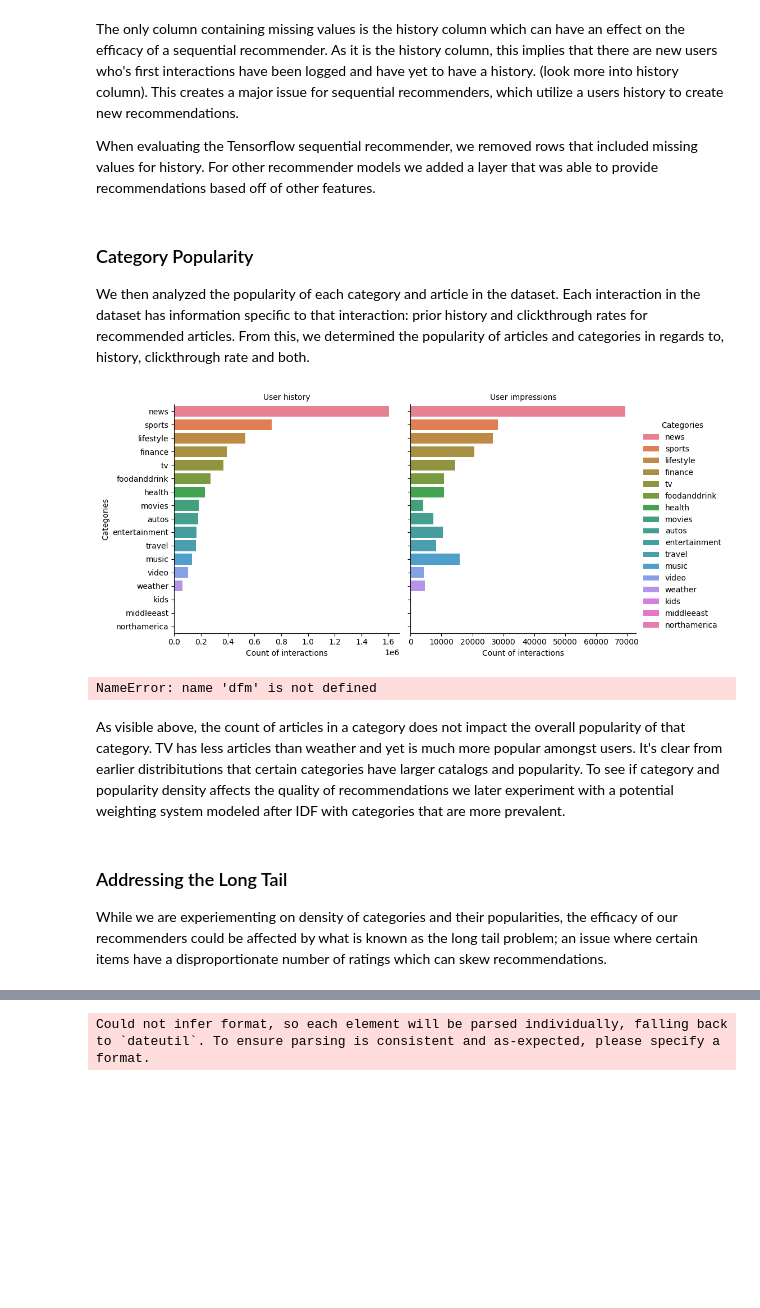
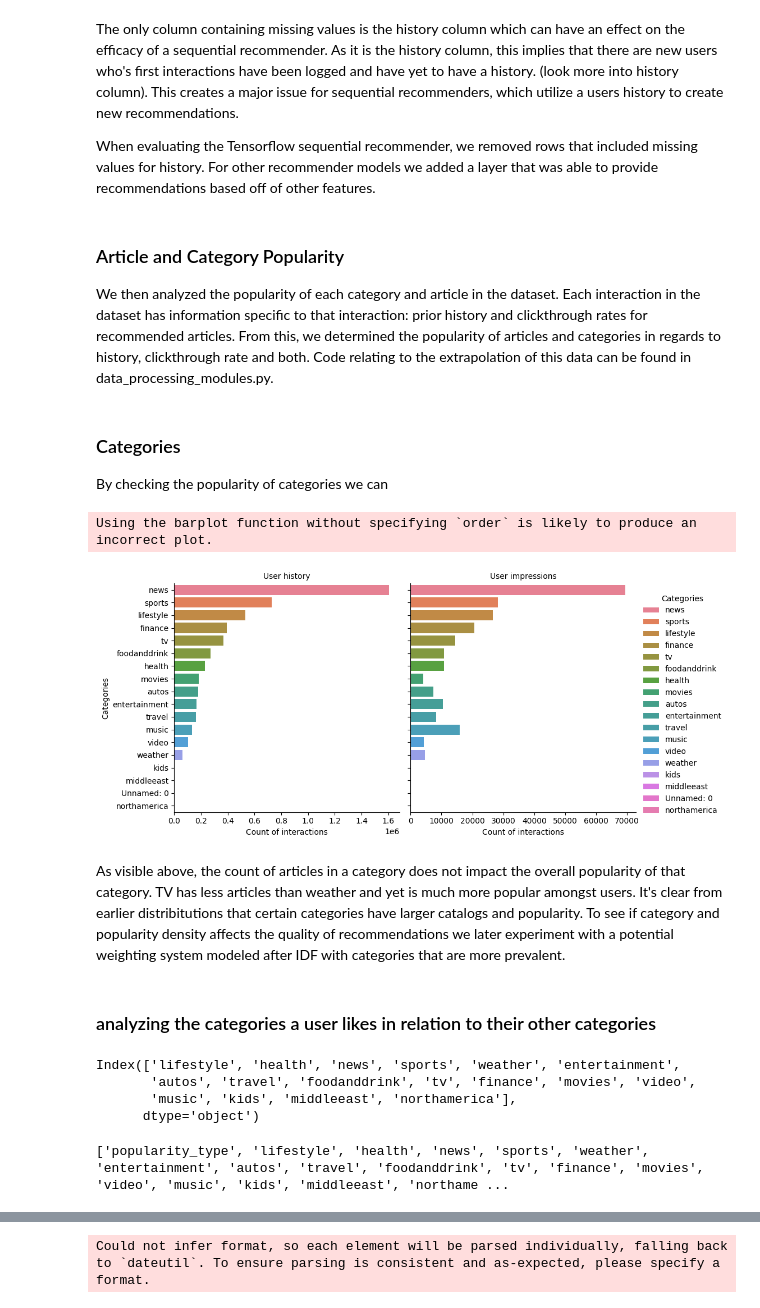
Before and after one commit to nicholas-rf/RecommenderProject, a Jupyter notebook: ExploratoryAnalysis/eda_report.ipynb, the cells around one changed output, grey strips where cells are left out. Cells and saved outputs as stored; diff of their text form; code cells hidden in the pictures; blank space fills up the shorter version.

```diff
--- a/ExploratoryAnalysis/eda_report.ipynb
+++ b/ExploratoryAnalysis/eda_report.ipynb
@@ -97,49 +96,21 @@ The only column containing missing values is the history column which can have a
 
 When evaluating the Tensorflow sequential recommender, we removed rows that included missing values for history. For other recommender models we added a layer that was able to provide recommendations based off of other features.
 # %% [markdown]
-### Category Popularity
-We then analyzed the popularity of each category and article in the dataset. Each interaction in the dataset has information specific to that interaction: prior history and clickthrough rates for recommended articles. From this, we determined the popularity of articles and categories in regards to, history, clickthrough rate and both.
+### Article and Category Popularity
+We then analyzed the popularity of each category and article in the dataset. Each interaction in the dataset has information specific to that interaction: prior history and clickthrough rates for recommended articles. From this, we determined the popularity of articles and categories in regards to history, clickthrough rate and both. Code relating to the extrapolation of this data can be found in data_processing_modules.py.
+# %% [markdown]
+### Categories
+By checking the popularity of categories we can
+# %%
+category_popularity = pd.read_csv('../MIND_small/csv/category_with_popularity.csv')
+visualization_modules.plot_category_popularity(category_popularity) # Add order to the barplot function
+# Remove the unnamed: 0 column from the dataframe again in plot_category_popularity
+# %% [output]
+Using the barplot function without specifying `order` is likely to produce an incorrect plot.
+[figure, added]
+# %% [markdown]
+As visible above, the count of articles in a category does not impact the overall popularity of that category. TV has less articles than weather and yet is much more popular amongst users. It's clear from earlier distribitutions that certain categories have larger catalogs and popularity. To see if category and popularity density affects the quality of recommendations we later experiment with a potential weighting system modeled after IDF with categories that are more prevalent.
+# %% [markdown]
+### analyzing the categories a user likes in relation to their other categories
 # %%
 category_popularity = pd.read_csv('../MIND_small/csv/category_with_popularity.csv')
-# %%
-def plot_popularity(category_popularity : pd.DataFrame) -> None:
-    """
-    Plots category popularity for user impressions and history separately using an SNS FacetGrid.
-
-    Args:
-        category_popularity (pd.DataFrame) : A pandas dataframe containing the popularity of each category within impressions and user history's.
-
-    Returns:
-        None
-    """
-    # Melt and then sort the data.
-    category_popularity_long = category_popularity.melt(id_vars='popularity_type', value_vars=category_popularity.columns, value_name='popularity')
-    category_popularity_long_sorted = category_popularity_long.sort_values(by=['popularity_type', 'popularity'], ascending=[True, False])
-
-    # Create a seaborn FacetGrid for the visualization
-    g = sns.FacetGrid(category_popularity_long_sorted, col='popularity_type', sharex=False, height=5, aspect=1, hue='variable')
-
-    # Apply a barplot to each facet and set the labels and titles
-    g.map(sns.barplot, 'popularity','variable')
-    g.set_axis_labels(x_var="Count of interactions", y_var='Categories')
-    g.set_titles("User {col_name}")
-    g.add_legend(title='Categories')
-
-    plt.show()
-# %% [output]
-[figure, removed]
-# %%
-g = sns.catplot(x='variable', y='popularity', hue='popularity_type', data=dfm, kind='bar', height=5, aspect=1)
-# plt.figure(figsize=(5, 5))
-# ax = sns.barplot(x='class', y='survival rate', hue='sex', data=dfm)
-# ax.spines[['top', 'right']].set_visible(False)
-# sns.move_legend(ax, bbox_to_anchor=(1, 0.5), loc='center left', frameon=False)
-g
-# sns.barplot(category_popularity_long, y='variable', x='popularity', hue='popularity_type')
-# %% [output]
-NameError: name 'dfm' is not defined
-# %% [markdown]
-As visible above, the count of articles in a category does not impact the overall popularity of that category. TV has less articles than weather and yet is much more popular amongst users. It's clear from earlier distribitutions that certain categories have larger catalogs and popularity. To see if category and popularity density affects the quality of recommendations we later experiment with a potential weighting system modeled after IDF with categories that are more prevalent.
-# %% [markdown]
-### Addressing the Long Tail
-While we are experiementing on density of categories and their popularities, the efficacy of our recommenders could be affected by what is known as the long tail problem; an issue where certain items have a disproportionate number of ratings which can skew recommendations.
@@ -152,0 +117,12 @@ While we are experiementing on density of categories and their popularities, the
+# %%
+category_popularity.drop(columns=['popularity_type'], inplace=True)
+category_popularity.columns
+# %% [output]
+Index(['lifestyle', 'health', 'news', 'sports', 'weather', 'entertainment',
+       'autos', 'travel', 'foodanddrink', 'tv', 'finance', 'movies', 'video',
+       'music', 'kids', 'middleeast', 'northamerica'],
+      dtype='object')
+# %%
+print(category_popularity.columns.to_list())
+# %% [output]
+['popularity_type', 'lifestyle', 'health', 'news', 'sports', 'weather', 'entertainment', 'autos', 'travel', 'foodanddrink', 'tv', 'finance', 'movies', 'video', 'music', 'kids', 'middleeast', 'northame ...
```
Also changed, not shown: parts of 15 cells of this notebook, 2 other files.
